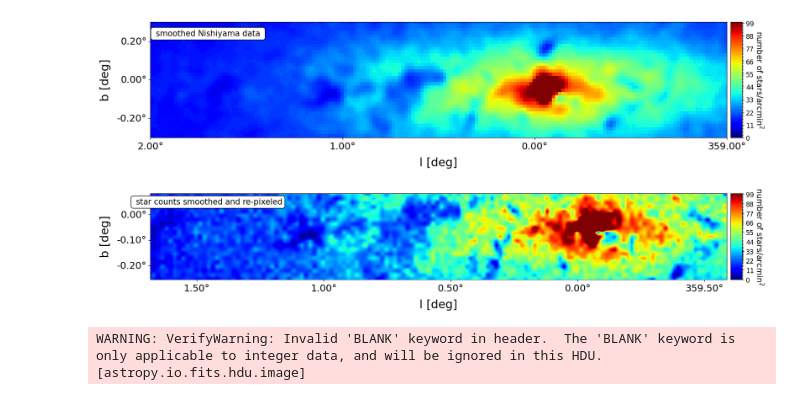
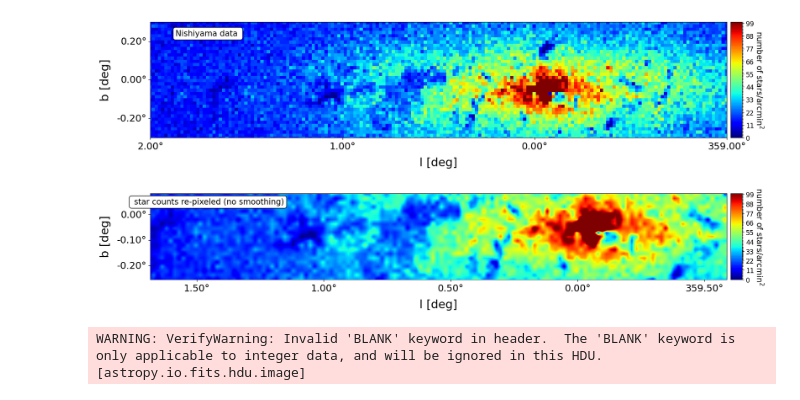
Before and after one commit to danilipman/cmz_synth, a Jupyter notebook: Nishiyama2013/star_count_NF_method.ipynb, the cells around one changed output. Cells and saved outputs as stored; diff of their text form; code cells hidden in the pictures.

```diff
--- a/Nishiyama2013/star_count_NF_method.ipynb
+++ b/Nishiyama2013/star_count_NF_method.ipynb
@@ -90,7 +90,7 @@ ext_max = skycoord_to_pixel(SkyCoord(-1, 0.3, unit="deg", frame='galactic'), sta
 
 fig, ax = plt.subplots(nrows=1, subplot_kw={'projection': star_counts_wcs}, figsize = (20,4), sharex=True, sharey=True)
 
-IM = ax.imshow(star_count_smoothed.data,cmap='jet',norm =norm, origin='lower')
+IM = ax.imshow(star_counts.data,cmap='jet',norm =norm, origin='lower')
 lon = ax.coords[0]
 lat = ax.coords[1]
 lon.set_major_formatter('d.dd')
@@ -106,7 +106,7 @@ ax.set_ylabel('b [deg]',fontsize=22)
 ax.set_xlim(ext_min[0],ext_max[0])
 ax.set_ylim(ext_min[1],ext_max[1])
 ax.tick_params(labelsize=18)
-ax.text(0.1, 0.90, r' smoothed Nishiyama data ', ha='center', va='center', transform=ax.transAxes,
+ax.text(0.1, 0.90, r'Nishiyama data ', ha='center', va='center', transform=ax.transAxes,
            bbox=dict(boxstyle = 'round', facecolor='white', edgecolor='k', alpha=1), fontsize=15)
 
 divider1 = make_axes_locatable(ax)
@@ -139,35 +139,35 @@ pyfits.writeto('./FITS/model_counts_smoothed_conv36arcsec.fits', model_count_smo
 #extent of plot
 ext_min = skycoord_to_pixel(SkyCoord(2, -0.3, unit="deg", frame='galactic'), full_cloud_cat_mask_wcs)
 ext_max = skycoord_to_pixel(SkyCoord(-1, 0.3, unit="deg", frame='galactic'), full_cloud_cat_mask_wcs)
 
 fig, ax = plt.subplots(nrows=1, subplot_kw={'projection': full_cloud_cat_mask_wcs}, figsize = (20,4), sharex=True, sharey=True)
 
 IM = ax.imshow(star_count_regrid,cmap='jet',norm =norm, origin='lower')
 lon = ax.coords[0]
 lat = ax.coords[1]
 lon.set_major_formatter('d.dd')
 lat.set_major_formatter('d.dd')
 lon.set_ticks_position('b')
 lon.set_ticklabel_position('b')
 lon.set_axislabel_position('b')
 lat.set_ticks_position('l')
 lat.set_ticklabel_position('l')
 lat.set_axislabel_position('l')
 ax.set_xlabel('l [deg]',fontsize=22)
 ax.set_ylabel('b [deg]',fontsize=22)
 #ax.set_xlim(ext_min[0],ext_max[0])
 #ax.set_ylim(ext_min[1],ext_max[1])
 ax.tick_params(labelsize=18)
-ax.text(0.1, 0.90, r' star counts smoothed and re-pixeled', ha='center', va='center', transform=ax.transAxes,
+ax.text(0.1, 0.90, r' star counts re-pixeled (no smoothing)', ha='center', va='center', transform=ax.transAxes,
            bbox=dict(boxstyle = 'round', facecolor='white', edgecolor='k', alpha=1), fontsize=15)
 
 divider1 = make_axes_locatable(ax)
 cax1 = divider1.append_axes("right", size="2%", pad=0.1,  axes_class=maxes.Axes)
 cb1 = fig.colorbar(IM, orientation="vertical", cax = cax1)
 cb1.set_label(label = r'number of stars/arcmin$^{2}$', labelpad=20, y=0.5, rotation=-90, fontsize = 15)
 cb1.ax.tick_params(labelsize=12)
 # %% [output]
-[figure, old version]
+[figure, new version]
 [figure]
 # %%
 #Grab the existing table columns we want
```
Also changed, not shown: parts of 13 cells of this notebook, 11 other files.
